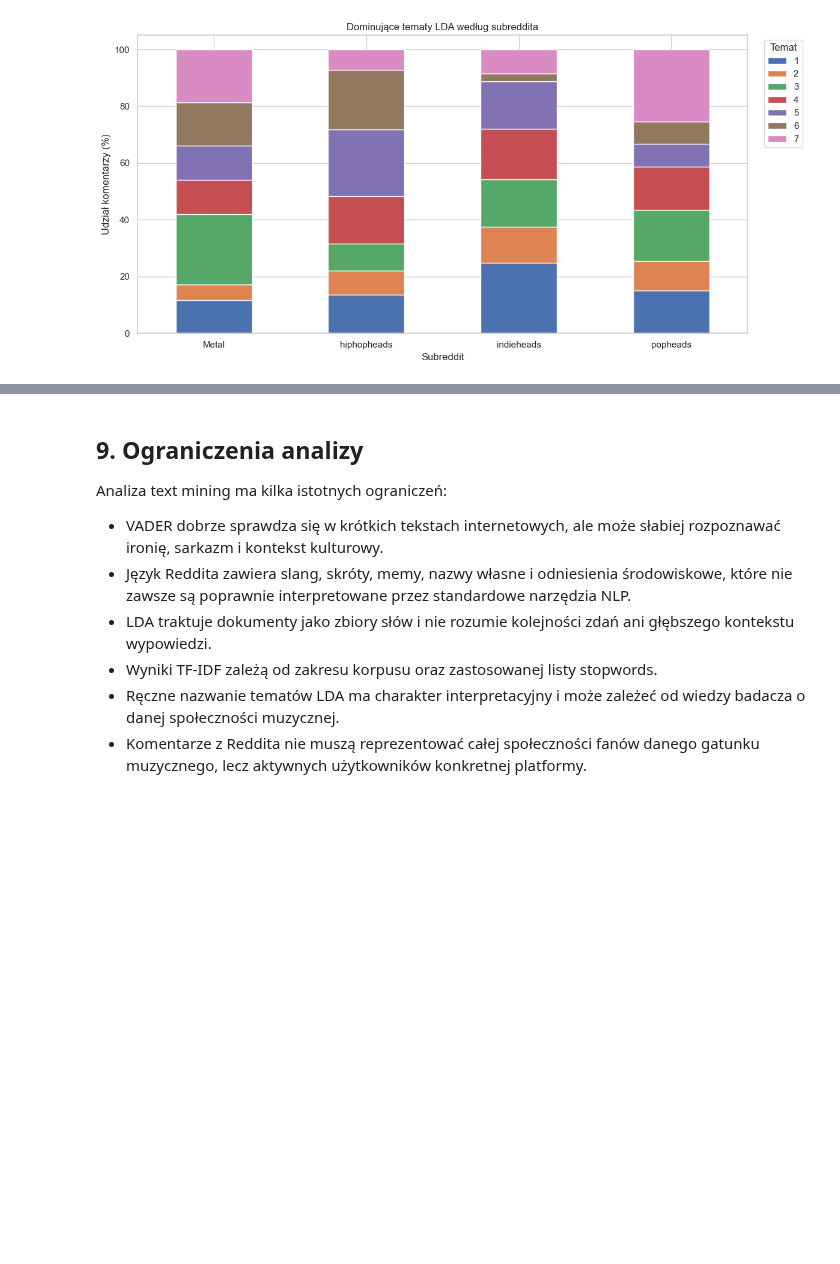
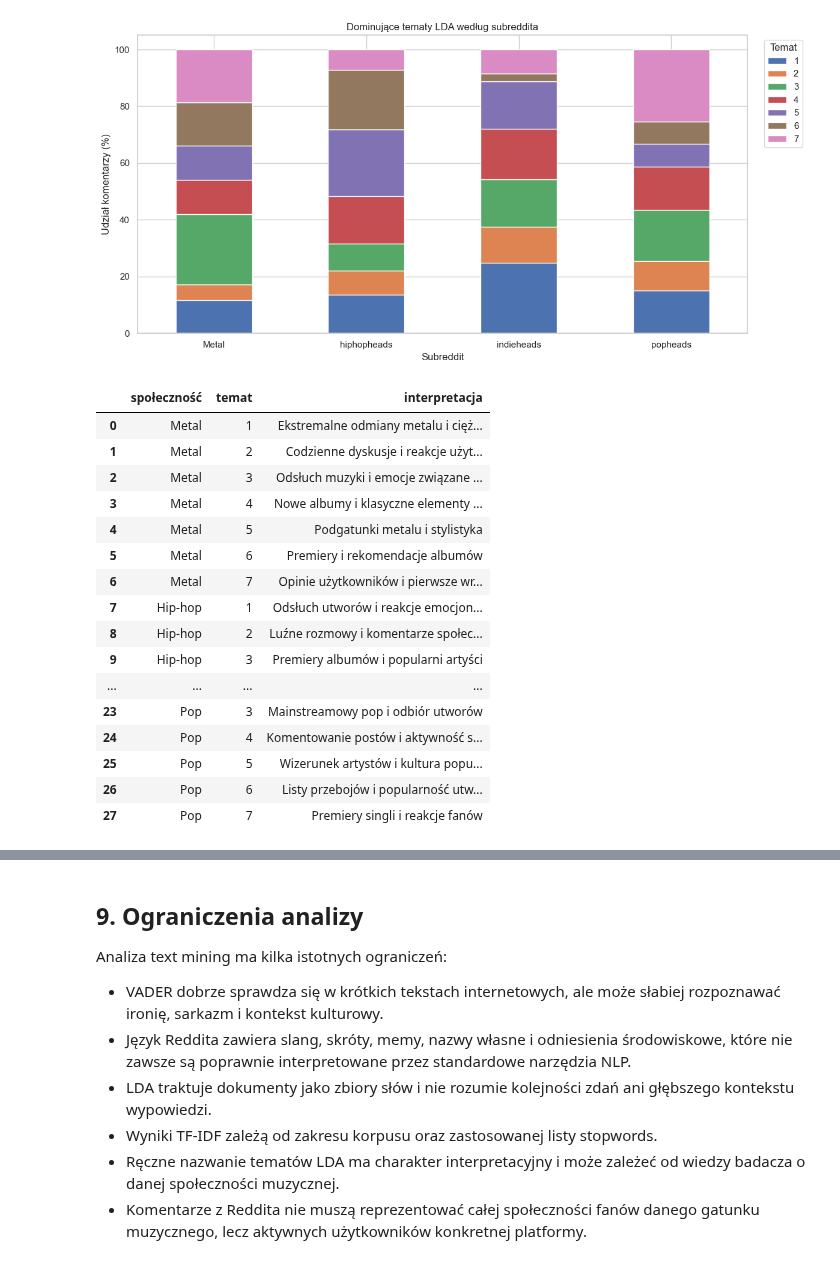
Before and after one commit to Weisjan/Reddit-Music-Community-Analysis, a Jupyter notebook: notebooks/02_text_mining_uporzadkowany.ipynb, the cells around one changed output, grey strips where cells are left out. Saved outputs shown, nothing was run; the diff lists cells and outputs as text; code cells hidden in the pictures; blank space fills up the shorter version.

```diff
--- a/notebooks/02_text_mining_uporzadkowany.ipynb
+++ b/notebooks/02_text_mining_uporzadkowany.ipynb
@@ -1261,4 +1261,75 @@ if not dominant_topics.empty:
 | 26 | popheads | 6 | 772 | 7.7 |
 | 27 | popheads | 7 | 2550 | 25.5 |
 [figure]
+# %%
+# Ręczna interpretacja tematów LDA
+
+lda_topic_interpretation = pd.DataFrame([
+
+    # METAL
+    ["Metal", 1, "Ekstremalne odmiany metalu i ciężkie brzmienia"],
+    ["Metal", 2, "Codzienne dyskusje i reakcje użytkowników"],
+    ["Metal", 3, "Odsłuch muzyki i emocje związane z utworami"],
+    ["Metal", 4, "Nowe albumy i klasyczne elementy metalu"],
+    ["Metal", 5, "Podgatunki metalu i stylistyka"],
+    ["Metal", 6, "Premiery i rekomendacje albumów"],
+    ["Metal", 7, "Opinie użytkowników i pierwsze wrażenia"],
+
+    # HIP-HOP
+    ["Hip-hop", 1, "Odsłuch utworów i reakcje emocjonalne"],
+    ["Hip-hop", 2, "Luźne rozmowy i komentarze społeczności"],
+    ["Hip-hop", 3, "Premiery albumów i popularni artyści"],
+    ["Hip-hop", 4, "Kultura rapowa i wykonawcy"],
+    ["Hip-hop", 5, "Ocena beatów i jakości utworów"],
+    ["Hip-hop", 6, "Komentarze i dyskusje społeczności"],
+    ["Hip-hop", 7, "Dyskusje społeczne i bieżące wydarzenia"],
+
+    # INDIE
+    ["Indie", 1, "Ocena utworów i pozytywne reakcje"],
+    ["Indie", 2, "Codzienne rozmowy o muzyce"],
+    ["Indie", 3, "Emocjonalny odbiór muzyki"],
+    ["Indie", 4, "Luźne komentarze i opinie użytkowników"],
+    ["Indie", 5, "Gatunki alternatywne i gust muzyczny"],
+    ["Indie", 6, "Playlisty i rekomendacje Spotify"],
+    ["Indie", 7, "Subiektywne opinie i oceny utworów"],
+
+    # POP
+    ["Pop", 1, "Popularni artyści popowi i fandom"],
+    ["Pop", 2, "Streaming i słuchanie muzyki"],
+    ["Pop", 3, "Mainstreamowy pop i odbiór utworów"],
+    ["Pop", 4, "Komentowanie postów i aktywność społeczności"],
+    ["Pop", 5, "Wizerunek artystów i kultura popularna"],
+    ["Pop", 6, "Listy przebojów i popularność utworów"],
+    ["Pop", 7, "Premiery singli i reakcje fanów"],
+
+], columns=[
+    "społeczność",
+    "temat",
+    "interpretacja"
+])
+
+lda_topic_interpretation.to_csv(
+    REPORTS_DIR / "lda_topic_interpretation.csv",
+    index=False
+)
+
+display(lda_topic_interpretation)
+# %% [output]
+|  | społeczność | temat | interpretacja |
+| 0 | Metal | 1 | Ekstremalne odmiany metalu i cięż... |
+| 1 | Metal | 2 | Codzienne dyskusje i reakcje użyt... |
+| 2 | Metal | 3 | Odsłuch muzyki i emocje związane ... |
+| 3 | Metal | 4 | Nowe albumy i klasyczne elementy ... |
+| 4 | Metal | 5 | Podgatunki metalu i stylistyka |
+| 5 | Metal | 6 | Premiery i rekomendacje albumów |
+| 6 | Metal | 7 | Opinie użytkowników i pierwsze wr... |
+| 7 | Hip-hop | 1 | Odsłuch utworów i reakcje emocjon... |
+| 8 | Hip-hop | 2 | Luźne rozmowy i komentarze społec... |
+| 9 | Hip-hop | 3 | Premiery albumów i popularni artyści |
+| ... | ... | ... | ... |
+| 23 | Pop | 3 | Mainstreamowy pop i odbiór utworów |
+| 24 | Pop | 4 | Komentowanie postów i aktywność s... |
+| 25 | Pop | 5 | Wizerunek artystów i kultura popu... |
+| 26 | Pop | 6 | Listy przebojów i popularność utw... |
+| 27 | Pop | 7 | Premiery singli i reakcje fanów |
 # %% [markdown]
```
Also changed, not shown: parts of 1 cell of this notebook, 7 other files.
